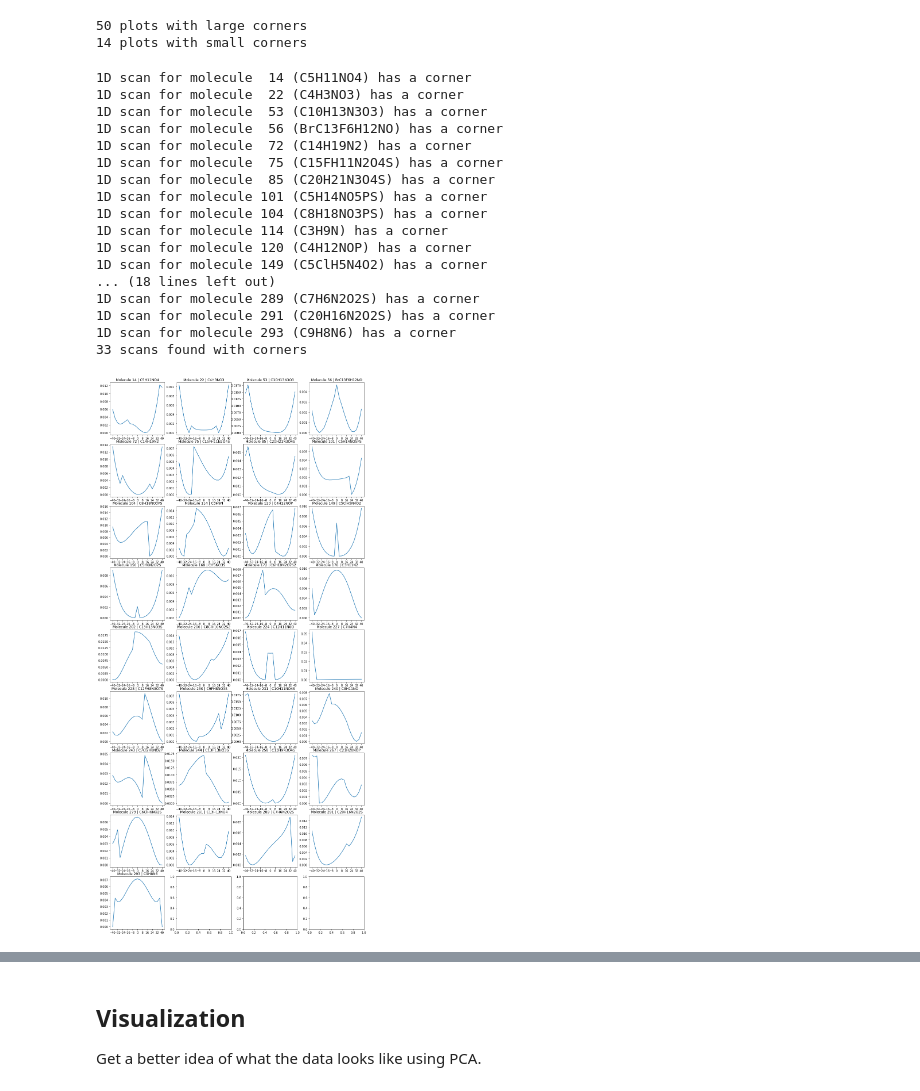
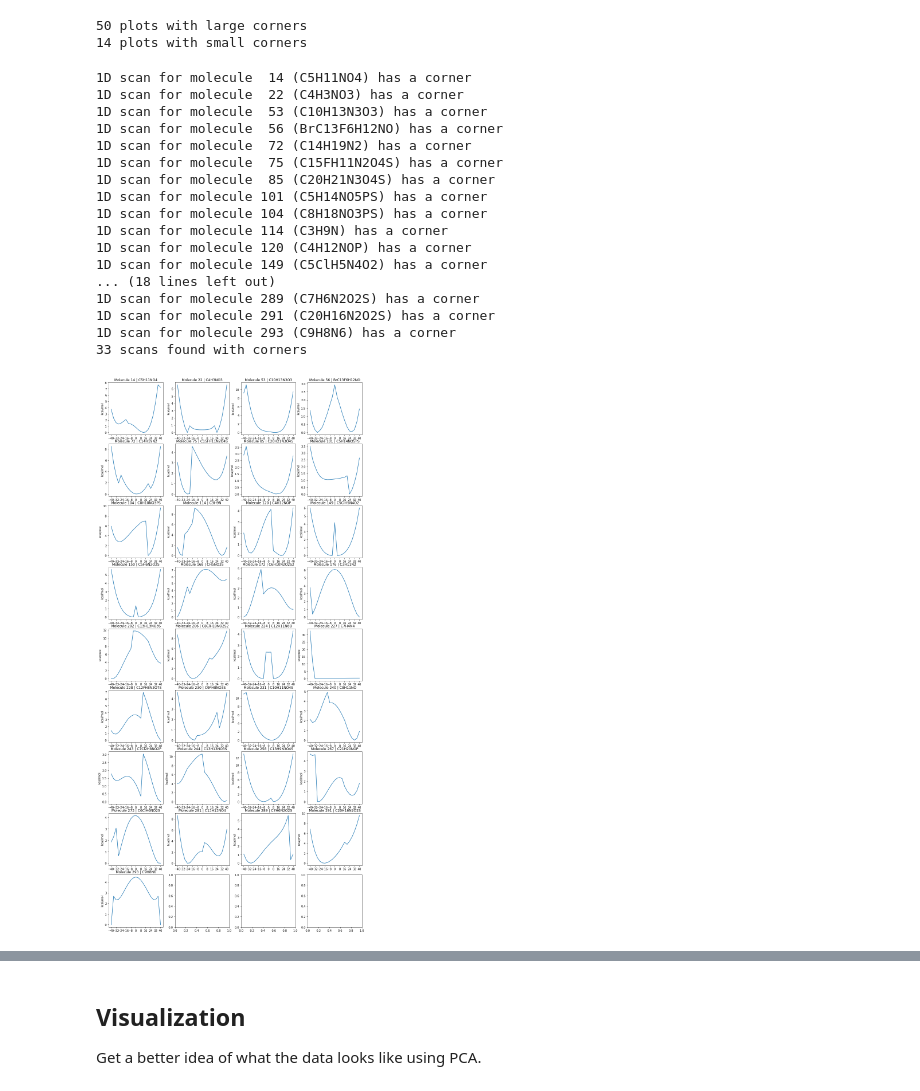
Before and after one commit to btjanaka/molecule-clustering, a Jupyter notebook: notebooks/grid_optimization_analysis.ipynb, the cells around one changed output, grey strips where cells are left out. Cells and saved outputs as stored; diff of their text form; code cells hidden in the pictures.

Commit message:
Convert hartree to kcal/mol

```diff
--- a/notebooks/grid_optimization_analysis.ipynb
+++ b/notebooks/grid_optimization_analysis.ipynb
@@ -82,11 +79,13 @@ print(f"There are currently {sum(IS_GOOD_ENTRY)} good molecules.")
 # %% [output]
 There are currently 296 good molecules.
 # %%
-# Entry i is a 21-dim vector telling the minimized energy of the
-# molecule at frame 0,1,... - these frames correspond to setting the
-# improper angle around the trivalent nitrogen in the molecule
-# to -40,-36,...,40
+# Entry i is a 21-dim vector telling the minimized energy in kcal/mol
+# of the molecule at frame 0,1,... - these frames correspond to setting
+# the improper angle around the trivalent nitrogen in the molecule
+# to -40,-36,...,40 degrees
 ENERGIES = np.zeros(shape=(NUM_ENTRIES, NUM_FRAMES))
+
+KCAL_MOL_PER_HARTREE = 627.509 # The energies are initially in Hartree
 
 for idx, entry in enumerate(ENTRIES):
     if not IS_GOOD_ENTRY[idx]: continue
@@ -97,6 +96,9 @@ for idx, entry in enumerate(ENTRIES):
     for frame_idx in range(NUM_FRAMES):
         ENERGIES[idx][frame_idx] = final_energies[(frame_idx,)]
 
+    # Convert units
+    ENERGIES[idx] *= KCAL_MOL_PER_HARTREE
+
     # Normalize the energies for this molecule by subtracting the
     # minimum energy
     min_energy = np.min(ENERGIES[idx])
@@ -127,6 +129,7 @@ def plot_1d_scan(ax, energies, index):
     ax.plot(IMPROPER_ANGLE_FOR_FRAME, energies)
     ax.set_title(f"Molecule {index} | {MOLECULES[index].get_molecular_formula()}")
     ax.set_xticks(IMPROPER_ANGLE_FOR_FRAME[0::2]) # Ticks are every other value in the ideal impropers
+    ax.set_ylabel("kcal/mol")
 
 def plot_scans(energies, indices):
     """Plots the 1D scans represented by the (n, 21) energies array.
@@ -240,6 +243,9 @@ def find_plots_with_corners(corner_difference_magnitude):
     continuous data. Here, we attempt to do it by checking if the left and
     right slopes at each point in the plot have opposite signs and differ by
     at least corner_difference_magnitude.
+
+    Strictly speaking, corner_difference_magnitude is in units of
+    (kcal/mol) / degree
 
     Returns the indices of plots that were detected as having corners.
     """
@@ -269,26 +275,26 @@ def find_plots_with_corners(corner_difference_magnitude):
     plot_scans(ENERGIES[corner_indices], corner_indices)
     return corner_indices
 # %%
-CORNER_INDICES = find_plots_with_corners(0.0005)
+CORNER_INDICES = find_plots_with_corners(0.3000)
 # %% [output]
 1D scan for molecule  14 (C5H11NO4) has a corner
 1D scan for molecule  22 (C4H3NO3) has a corner
 1D scan for molecule  53 (C10H13N3O3) has a corner
 1D scan for molecule  56 (BrC13F6H12NO) has a corner
 1D scan for molecule  72 (C14H19N2) has a corner
 1D scan for molecule  75 (C15FH11N2O4S) has a corner
 1D scan for molecule  85 (C20H21N3O4S) has a corner
 1D scan for molecule 101 (C5H14NO5PS) has a corner
 1D scan for molecule 104 (C8H18NO3PS) has a corner
 1D scan for molecule 114 (C3H9N) has a corner
 1D scan for molecule 120 (C4H12NOP) has a corner
 1D scan for molecule 149 (C5ClH5N4O2) has a corner
 ... (18 lines left out)
 1D scan for molecule 289 (C7H6N2O2S) has a corner
 1D scan for molecule 291 (C20H16N2O2S) has a corner
 1D scan for molecule 293 (C9H8N6) has a corner
 33 scans found with corners
-[figure, old version]
+[figure, new version]
 # %%
 # Compare the indices found to the ones manually selected - we want to stick
 # with the automatically generated indices because they are reproducible.
```
Also changed, not shown: parts of 3 cells of this notebook.
